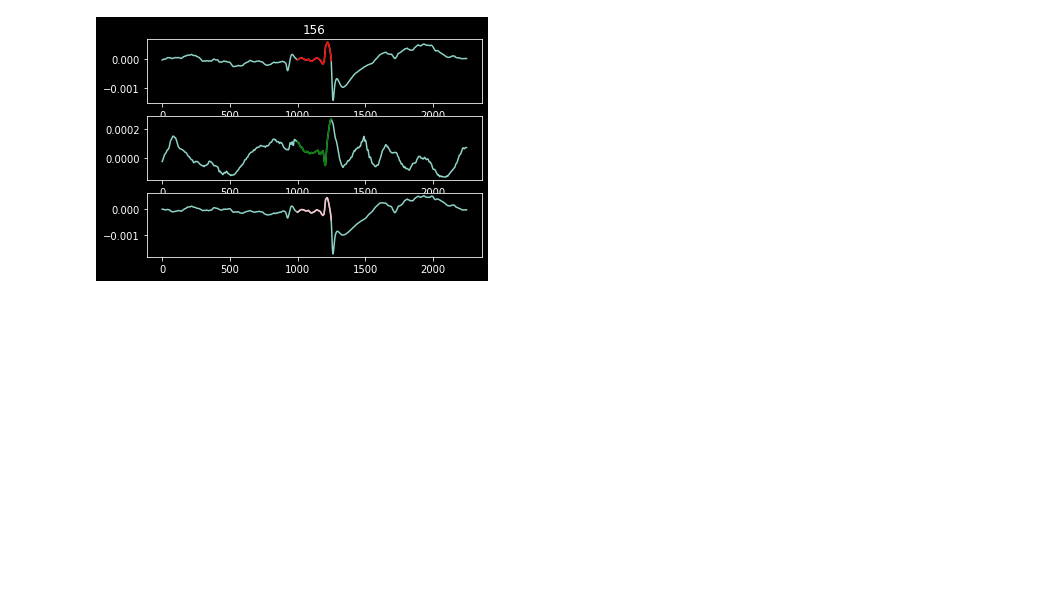
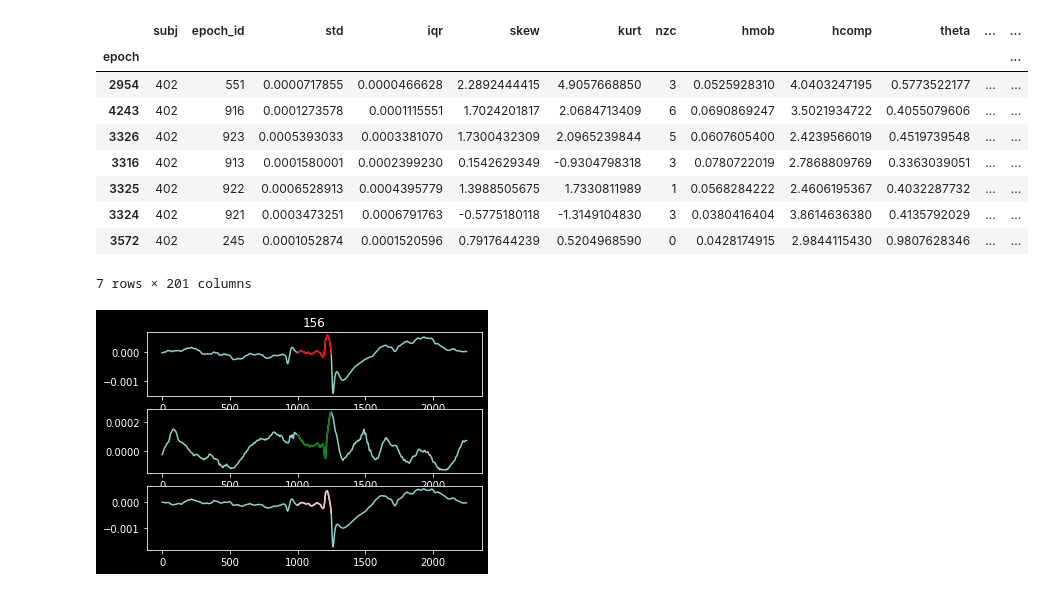
Before and after one commit to The1per/spikes_notebooks, a Jupyter notebook: yasa_model.ipynb, the cells around one changed output. Cells and saved outputs as stored; diff of their text form; code cells hidden in the pictures; blank space fills up the shorter version.

```diff
--- a/yasa_model.ipynb
+++ b/yasa_model.ipynb
@@ -337,3 +364,16 @@ plt.show()
+# %%
+pred_details[(pred_details['subj'] == '402') & (pred_details['pred'] ==1 )]
+# %% [output]
+|  | subj | epoch_id | std | iqr | skew | kurt | nzc | hmob | hcomp | theta | ... | ... |
+| epoch |  |  |  |  |  |  |  |  |  |  |  | ... |
+| 2954 | 402 | 551 | 0.0000717855 | 0.0000466628 | 2.2892444415 | 4.9057668850 | 3 | 0.0525928310 | 4.0403247195 | 0.5773522177 | ... | ... |
+| 4243 | 402 | 916 | 0.0001273578 | 0.0001115551 | 1.7024201817 | 2.0684713409 | 6 | 0.0690869247 | 3.5021934722 | 0.4055079606 | ... | ... |
+| 3326 | 402 | 923 | 0.0005393033 | 0.0003381070 | 1.7300432309 | 2.0965239844 | 5 | 0.0607605400 | 2.4239566019 | 0.4519739548 | ... | ... |
+| 3316 | 402 | 913 | 0.0001580001 | 0.0002399230 | 0.1542629349 | -0.9304798318 | 3 | 0.0780722019 | 2.7868809769 | 0.3363039051 | ... | ... |
+| 3325 | 402 | 922 | 0.0006528913 | 0.0004395779 | 1.3988505675 | 1.7330811989 | 1 | 0.0568284222 | 2.4606195367 | 0.4032287732 | ... | ... |
+| 3324 | 402 | 921 | 0.0003473251 | 0.0006791763 | -0.5775180118 | -1.3149104830 | 3 | 0.0380416404 | 3.8614636380 | 0.4135792029 | ... | ... |
+| 3572 | 402 | 245 | 0.0001052874 | 0.0001520596 | 0.7917644239 | 0.5204968590 | 0 | 0.0428174915 | 2.9844115430 | 0.9807628346 | ... | ... |
+7 rows × 201 columns
 # %%
 # # all tags (for qa)
 # i_all = feat_all[y_all == 1].sort_values(by='epoch').index.tolist()
```
Also changed, not shown: parts of 8 cells of this notebook, 1 other file.
